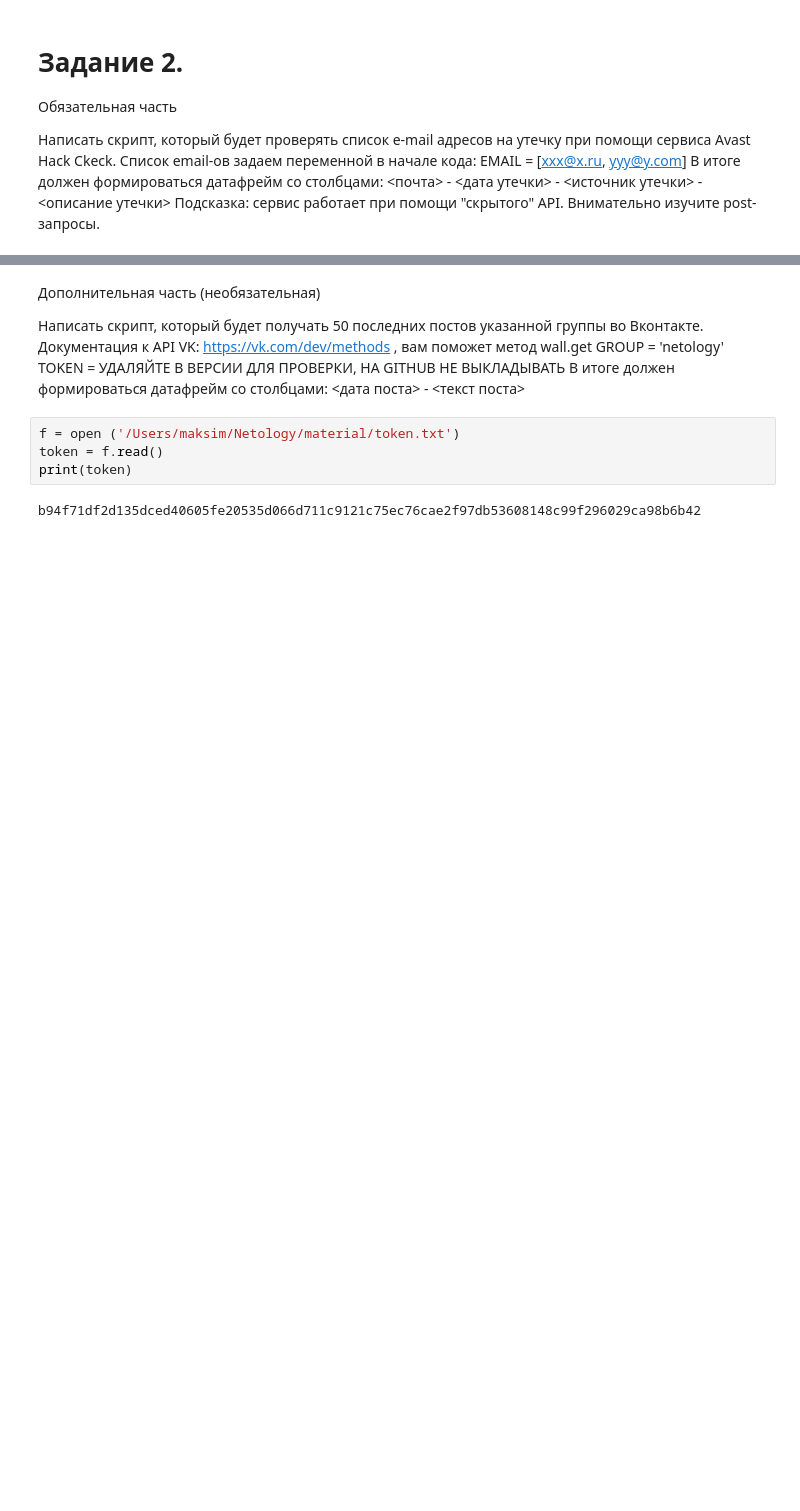
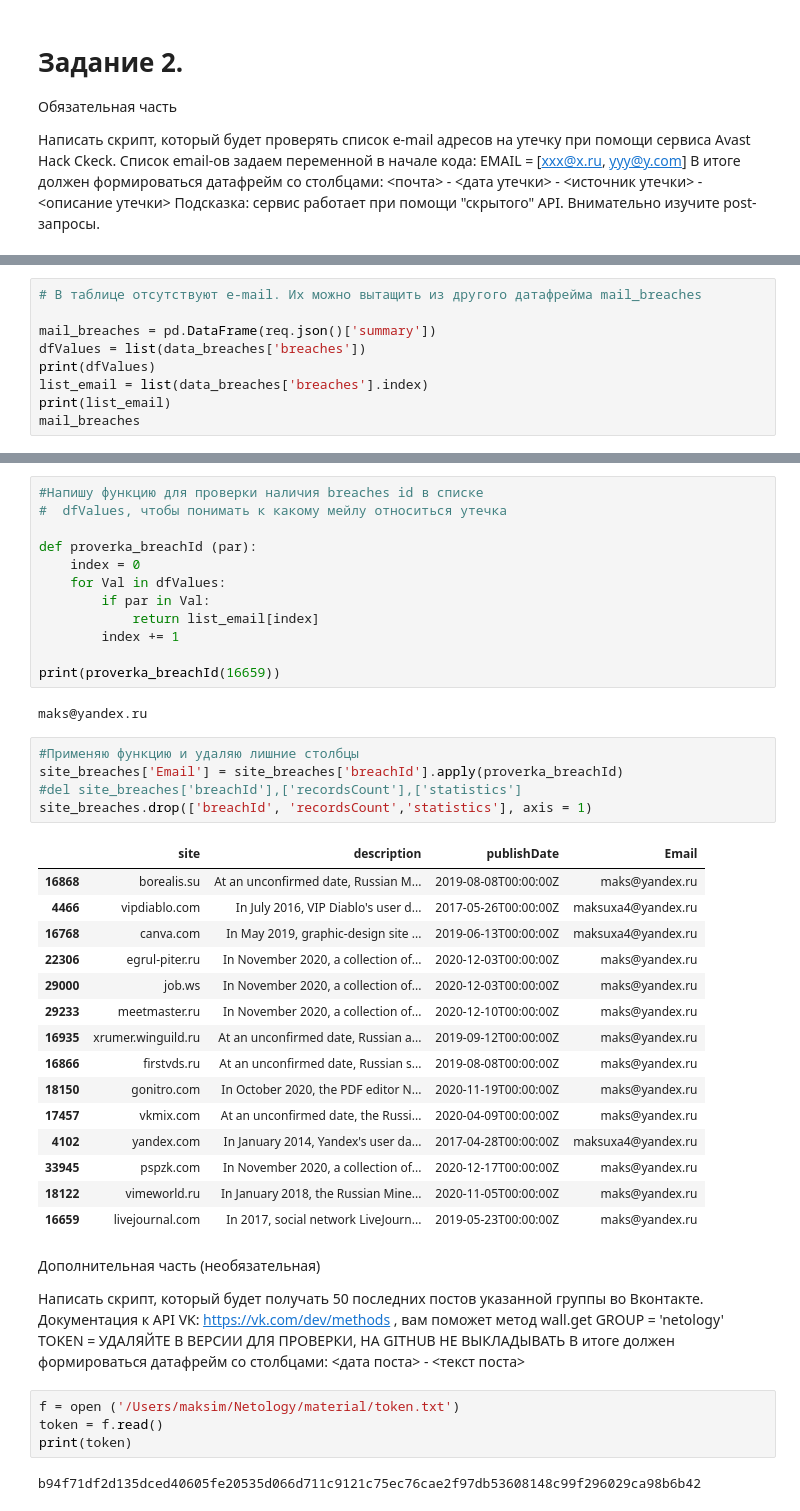
Before and after one commit to maksuxa/netology, a Jupyter notebook: dz_14_web_scraping_api.ipynb, the cells around one changed output, grey strips where cells are left out. Drawn from its saved outputs; the diff is of its cells as text; blank space fills up the shorter version.

```diff
--- a/dz_14_web_scraping_api.ipynb
+++ b/dz_14_web_scraping_api.ipynb
@@ -83,0 +151,9 @@ req
+# %%
+# В таблице отсутствуют e-mail. Их можно вытащить из другого датафрейма mail_breaches
+
+mail_breaches = pd.DataFrame(req.json()['summary'])
+dfValues = list(data_breaches['breaches'])
+print(dfValues)
+list_email = list(data_breaches['breaches'].index)
+print(list_email)
+mail_breaches
@@ -84,3 +165,38 @@ req
+# %%
+#Напишу функцию для проверки наличия breaches id в списке
+#  dfValues, чтобы понимать к какому мейлу относиться утечка
+
+def proverka_breachId (par):
+    index = 0
+    for Val in dfValues:
+        if par in Val:
+            return list_email[index]
+        index += 1
+
+print(proverka_breachId(16659))
+# %% [output]
+maks@yandex.ru
+# %%
+#Применяю функцию и удаляю лишние столбцы
+site_breaches['Email'] = site_breaches['breachId'].apply(proverka_breachId)
+#del site_breaches['breachId'],['recordsCount'],['statistics']
+site_breaches.drop(['breachId', 'recordsCount','statistics'], axis = 1)
+# %% [output]
+|  | site | description | publishDate | Email |
+| 16868 | borealis.su | At an unconfirmed date, Russian M... | 2019-08-08T00:00:00Z | maks@yandex.ru |
+| 4466 | vipdiablo.com | In July 2016, VIP Diablo's user d... | 2017-05-26T00:00:00Z | maksuxa4@yandex.ru |
+| 16768 | canva.com | In May 2019, graphic-design site ... | 2019-06-13T00:00:00Z | maksuxa4@yandex.ru |
+| 22306 | egrul-piter.ru | In November 2020, a collection of... | 2020-12-03T00:00:00Z | maks@yandex.ru |
+| 29000 | job.ws | In November 2020, a collection of... | 2020-12-03T00:00:00Z | maks@yandex.ru |
+| 29233 | meetmaster.ru | In November 2020, a collection of... | 2020-12-10T00:00:00Z | maks@yandex.ru |
+| 16935 | xrumer.winguild.ru | At an unconfirmed date, Russian a... | 2019-09-12T00:00:00Z | maks@yandex.ru |
+| 16866 | firstvds.ru | At an unconfirmed date, Russian s... | 2019-08-08T00:00:00Z | maks@yandex.ru |
+| 18150 | gonitro.com | In October 2020, the PDF editor N... | 2020-11-19T00:00:00Z | maks@yandex.ru |
+| 17457 | vkmix.com | At an unconfirmed date, the Russi... | 2020-04-09T00:00:00Z | maks@yandex.ru |
+| 4102 | yandex.com | In January 2014, Yandex's user da... | 2017-04-28T00:00:00Z | maksuxa4@yandex.ru |
+| 33945 | pspzk.com | In November 2020, a collection of... | 2020-12-17T00:00:00Z | maks@yandex.ru |
+| 18122 | vimeworld.ru | In January 2018, the Russian Mine... | 2020-11-05T00:00:00Z | maks@yandex.ru |
+| 16659 | livejournal.com | In 2017, social network LiveJourn... | 2019-05-23T00:00:00Z | maks@yandex.ru |
 # %% [markdown]
 Дополнительная часть (необязательная)
 
```
Also changed, not shown: parts of 10 cells of this notebook.
